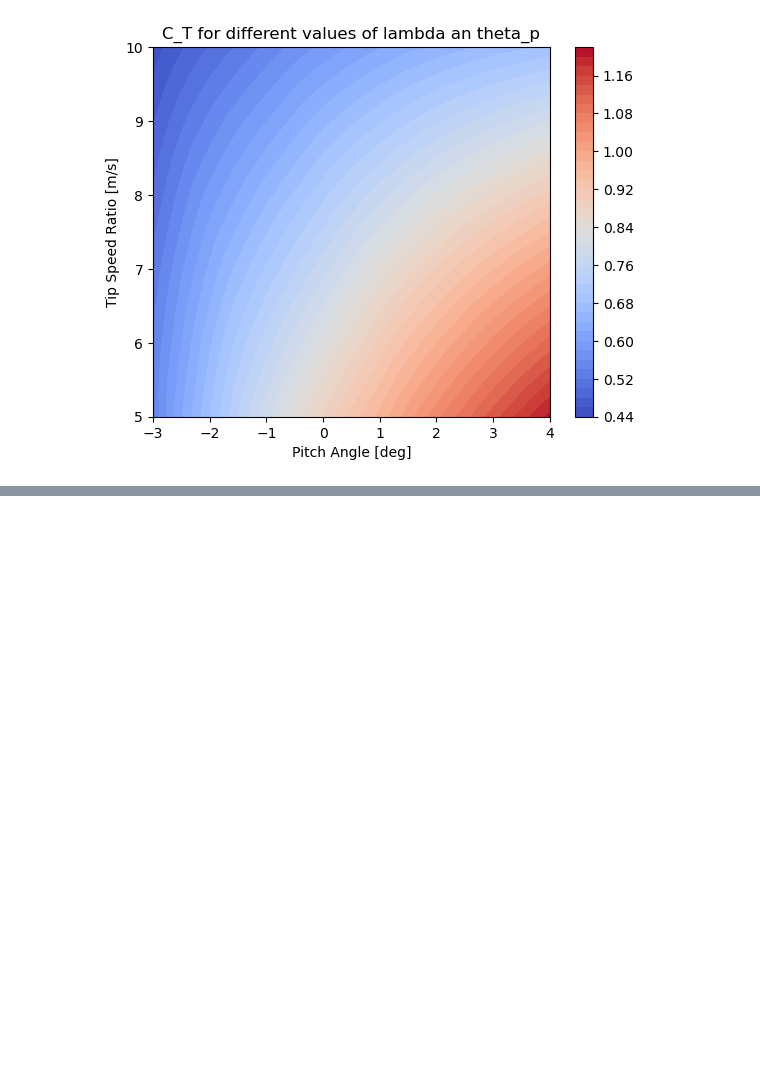
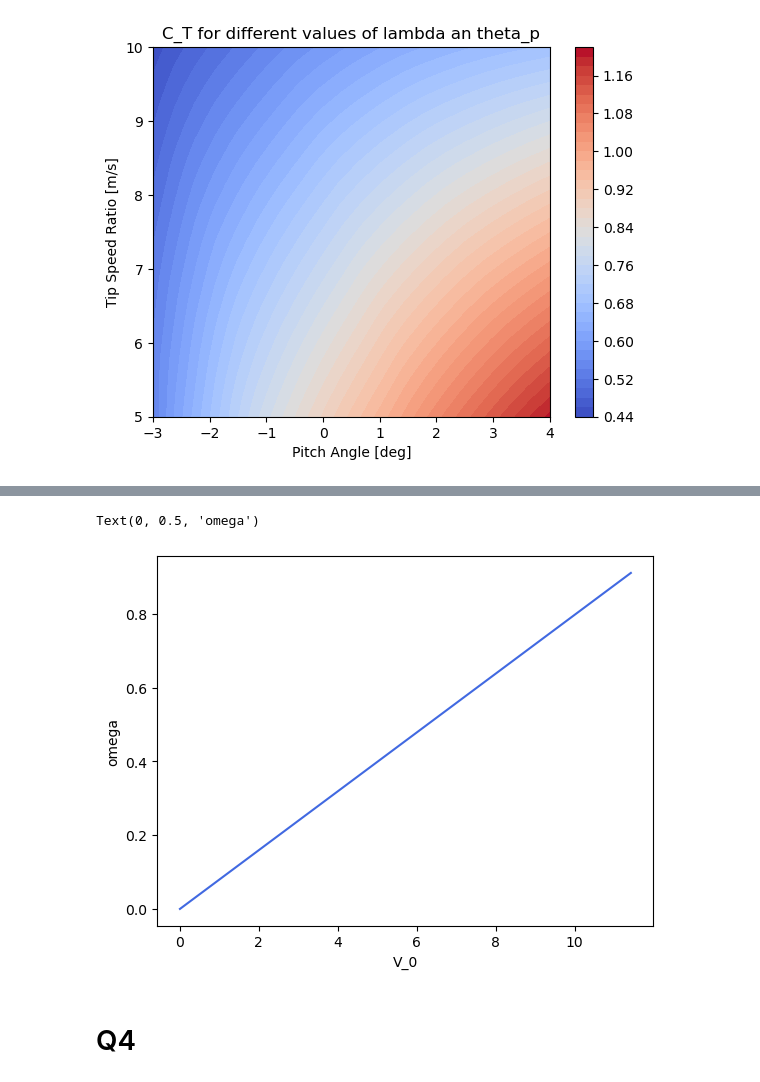
Before and after one commit to SpyrosAcheimastos/WTTA_BEM, a Jupyter notebook: jupyter_Spyros.ipynb, the cells around one changed output, grey strips where cells are left out. Saved outputs shown, nothing was run; the diff lists cells and outputs as text; code cells hidden in the pictures; blank space fills up the shorter version.

```diff
--- a/jupyter_Spyros.ipynb
+++ b/jupyter_Spyros.ipynb
@@ -22,8 +22,8 @@ omega = omega*2*np.pi/60
 # %% [markdown]
 # Question 1
 # %%
-number_of_theta_p = 40
-number_of_lamda = 40
+number_of_theta_p = 20
+number_of_lamda = 20
 
 counter = 0
 theta_p_list = np.linspace(-3, 4, number_of_theta_p)
@@ -83,0 +198,13 @@ Testing GitHub "differencing" with Jupyter Notebooks
+# %%
+V_0_arr= np.linspace(0,V_0_rated,100)
+omega_arr = lamda_for_C_P_max*V_0_arr/R
+plt.plot(V_0_arr, omega_arr, color = 'royalblue')
+plt.xlabel('V_0')
+plt.ylabel('omega')
+
+# It might have to start at V_0=cut_in_speed, V_0=cut_out_speed
+# %% [output]
+Text(0, 0.5, 'omega')
+[figure, added]
+# %% [markdown]
+# Q4
```
Also changed, not shown: parts of 14 cells of this notebook, 2 other files.
